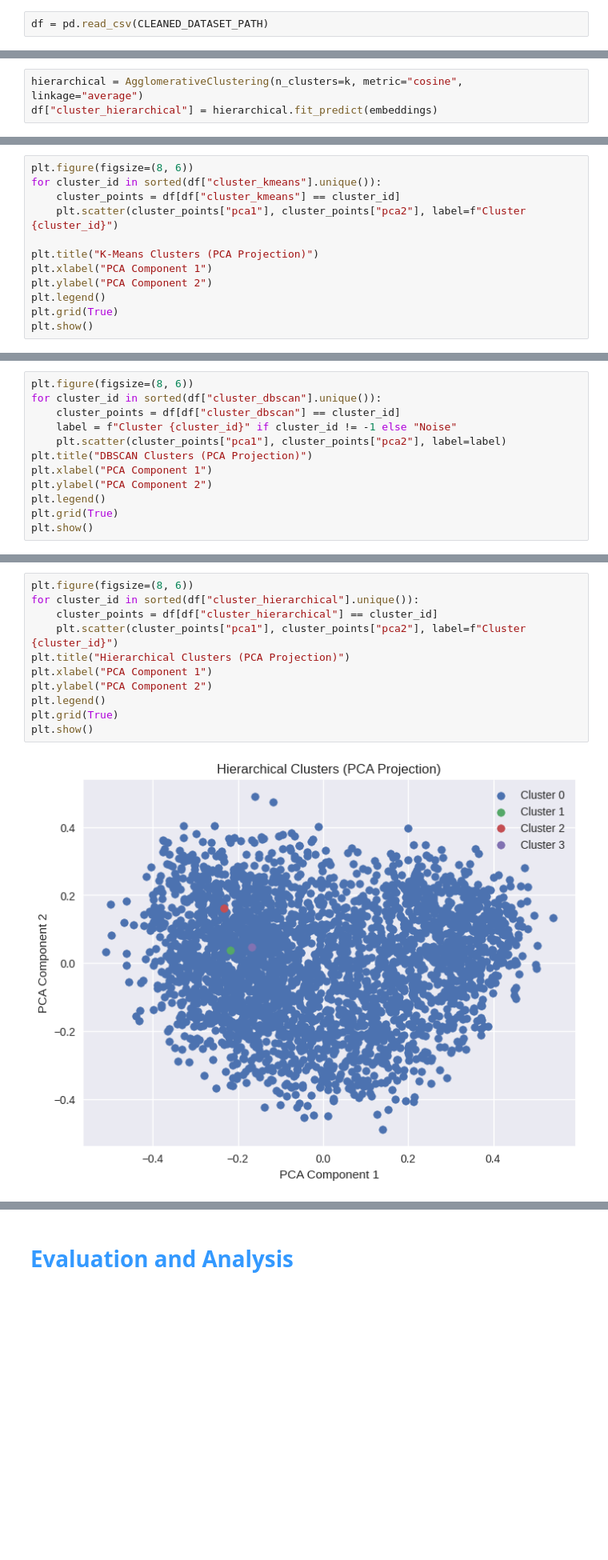
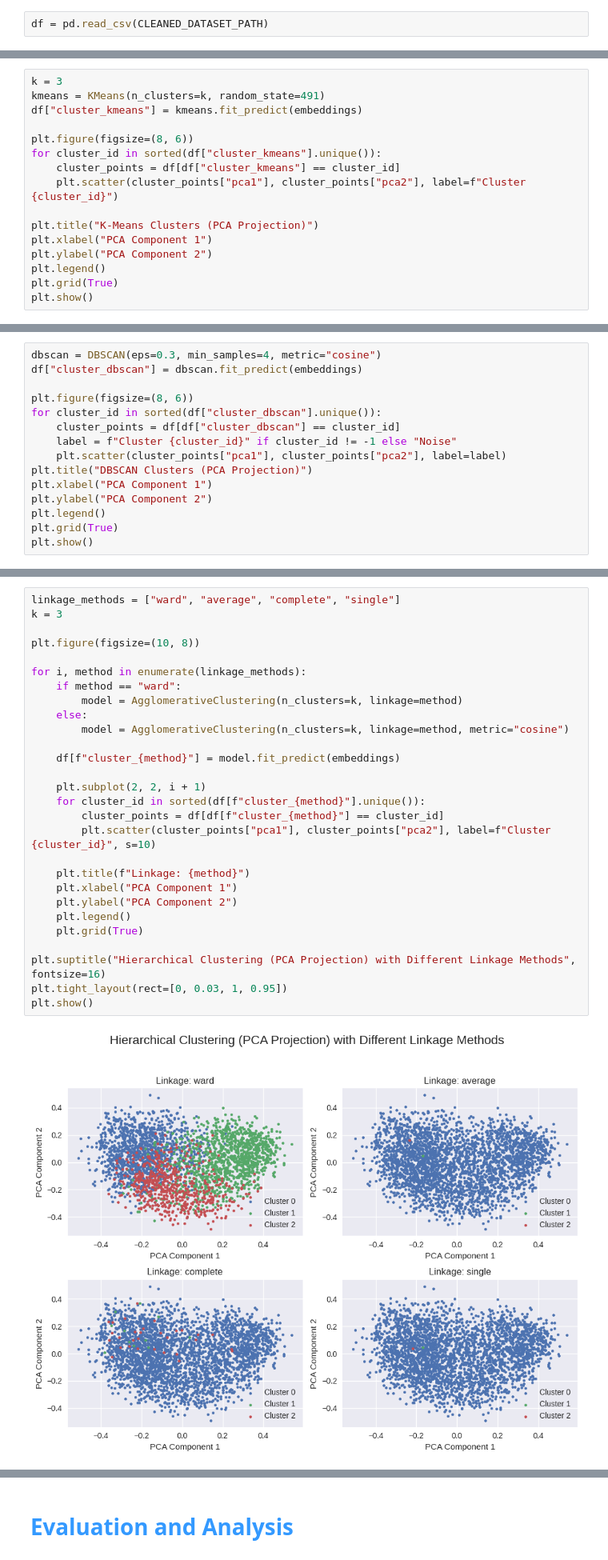
Before and after one commit to erfan-f/Artificial-Intelligence-Course, a Jupyter notebook: CA5/notebook.ipynb, the cells around one changed output, grey strips where cells are left out. Shown at 80% size. Cells and saved outputs as stored; diff of their text form; blank space fills up the shorter version.

```diff
--- a/CA5/notebook.ipynb
+++ b/CA5/notebook.ipynb
@@ -140,6 +132,3 @@ df["cluster_dbscan"] = dbscan.fit_predict(embeddings)
-# %%
-hierarchical = AgglomerativeClustering(n_clusters=k, metric="cosine", linkage="average")
-df["cluster_hierarchical"] = hierarchical.fit_predict(embeddings)
 # %%
 pca = PCA(n_components=2)
 reduced = pca.fit_transform(embeddings)
@@ -157,6 +146,10 @@ plt.show()
 # %% [output]
 [figure]
 # %%
+k = 3
+kmeans = KMeans(n_clusters=k, random_state=491)
+df["cluster_kmeans"] = kmeans.fit_predict(embeddings)
+
 plt.figure(figsize=(8, 6))
 for cluster_id in sorted(df["cluster_kmeans"].unique()):
     cluster_points = df[df["cluster_kmeans"] == cluster_id]
@@ -173,4 +166,7 @@ plt.show()
 # %%
+dbscan = DBSCAN(eps=0.3, min_samples=4, metric="cosine")
+df["cluster_dbscan"] = dbscan.fit_predict(embeddings)
+
 plt.figure(figsize=(8, 6))
 for cluster_id in sorted(df["cluster_dbscan"].unique()):
     cluster_points = df[df["cluster_dbscan"] == cluster_id]
@@ -187,13 +183,30 @@ plt.show()
 # %%
-plt.figure(figsize=(8, 6))
-for cluster_id in sorted(df["cluster_hierarchical"].unique()):
-    cluster_points = df[df["cluster_hierarchical"] == cluster_id]
-    plt.scatter(cluster_points["pca1"], cluster_points["pca2"], label=f"Cluster {cluster_id}")
-plt.title("Hierarchical Clusters (PCA Projection)")
-plt.xlabel("PCA Component 1")
-plt.ylabel("PCA Component 2")
-plt.legend()
-plt.grid(True)
+linkage_methods = ["ward", "average", "complete", "single"]
+k = 3
+
+plt.figure(figsize=(10, 8))
+
+for i, method in enumerate(linkage_methods):
+    if method == "ward":
+        model = AgglomerativeClustering(n_clusters=k, linkage=method)
+    else:
+        model = AgglomerativeClustering(n_clusters=k, linkage=method, metric="cosine")
+
+    df[f"cluster_{method}"] = model.fit_predict(embeddings)
+
+    plt.subplot(2, 2, i + 1)
+    for cluster_id in sorted(df[f"cluster_{method}"].unique()):
+        cluster_points = df[df[f"cluster_{method}"] == cluster_id]
+        plt.scatter(cluster_points["pca1"], cluster_points["pca2"], label=f"Cluster {cluster_id}", s=10)
+
+    plt.title(f"Linkage: {method}")
+    plt.xlabel("PCA Component 1")
+    plt.ylabel("PCA Component 2")
+    plt.legend()
+    plt.grid(True)
+
+plt.suptitle("Hierarchical Clustering (PCA Projection) with Different Linkage Methods", fontsize=16)
+plt.tight_layout(rect=[0, 0.03, 1, 0.95])
 plt.show()
 # %% [output]
-[figure, old version]
+[figure, new version]
```
Also changed, not shown: parts of 13 cells of this notebook, 2 other files.
